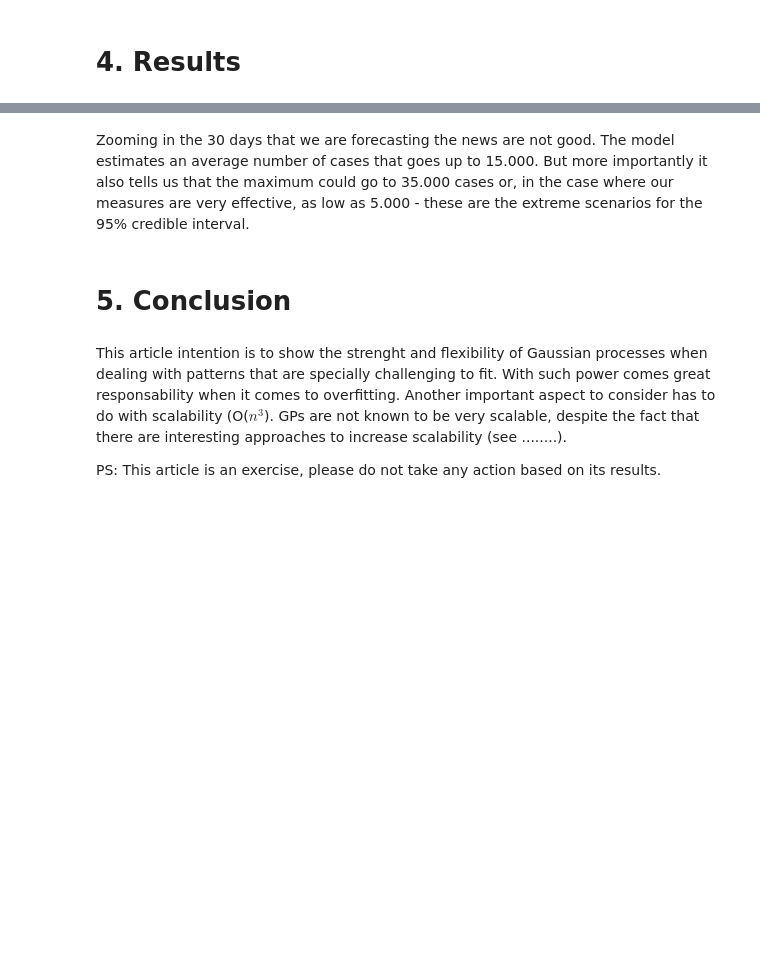
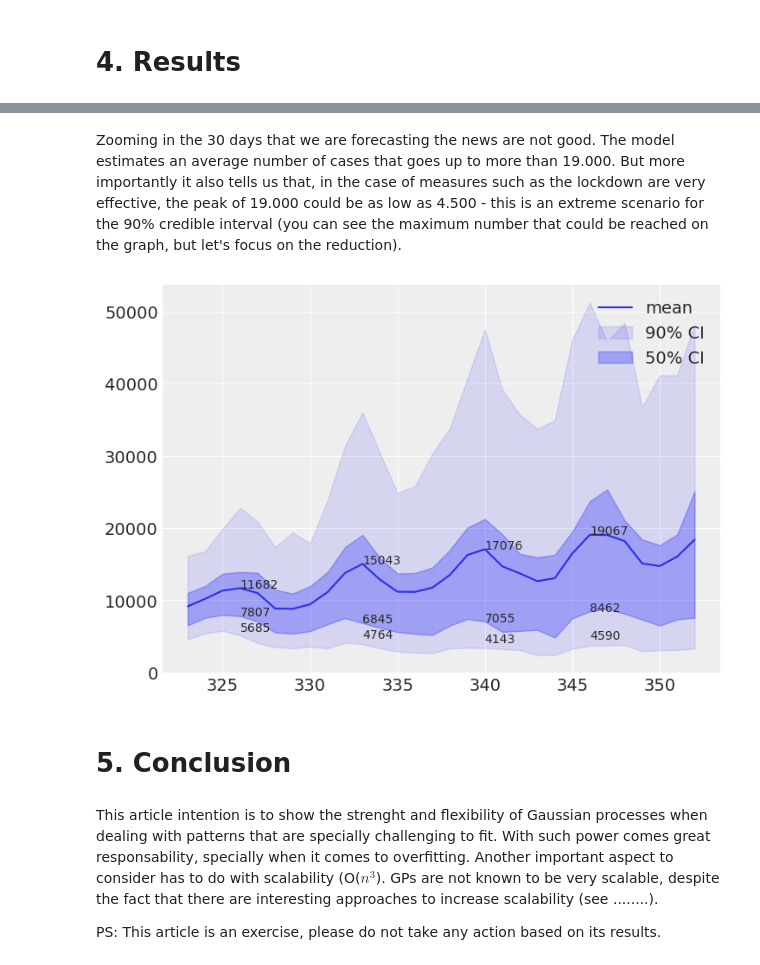
Before and after one commit to luisroque/hierarchical_ts_forecaster, a Jupyter notebook: notebooks/Forecasting new COVID19 cases in Portugal using Gaussian Processes.ipynb, the cells around one changed output, grey strips where cells are left out. Drawn from its saved outputs; the diff is of its cells as text; code cells hidden in the pictures; blank space fills up the shorter version.

```diff
--- a/notebooks/Forecasting new COVID19 cases in Portugal using Gaussian Processes.ipynb
+++ b/notebooks/Forecasting new COVID19 cases in Portugal using Gaussian Processes.ipynb
@@ -331,4 +391,4 @@ plt.legend();
 # %%
 n_new = X_new.shape[0]
 # %% [markdown]
-Zooming in the 30 days that we are forecasting the news are not good. The model estimates an average number of cases that goes up to 15.000. But more importantly it also tells us that the maximum could go to 35.000 cases or, in the case where our measures are very effective, as low as 5.000 - these are the extreme scenarios for the 95% credible interval.
+Zooming in the 30 days that we are forecasting the news are not good. The model estimates an average number of cases that goes up to more than 19.000. But more importantly it also tells us that, in the case of measures such as the lockdown are very effective, the peak of 19.000 could be as low as 4.500 - this is an extreme scenario for the 90% credible interval (you can see the maximum number that could be reached on the graph, but let's focus on the reduction).
@@ -340,6 +395,32 @@ plt.legend();
+# %%
+mean_values = pd.DataFrame({'x':np.arange(n, n_new), 'y':np.mean(pred_samples['y_pred_new'], axis=0)[-30:]})
+top_mean_values = pd.DataFrame(columns=['x', 'y'])
+top_mean_values['x'] = [mean_values[(i)*7:(i+1)*7].sort_values(by='y', ascending=False)[:1].values[0][0] for i in range(4)]
+top_mean_values['y'] = [mean_values[(i)*7:(i+1)*7].sort_values(by='y', ascending=False)[:1].values[0][1] for i in range(4)]
+
+low_q25_values = pd.DataFrame({'x':np.arange(n, n_new), 'y':np.percentile(pred_samples['y_pred_new'], axis=0, q=[25]).ravel()[-30:]})
+low_q25_values = low_q25_values.loc[low_q25_values.x.isin(top_mean_values.x)]
+
+low_q10_values = pd.DataFrame({'x':np.arange(n, n_new), 'y':np.percentile(pred_samples['y_pred_new'], axis=0, q=[10]).ravel()[-30:]})
+low_q10_values = low_q10_values.loc[low_q10_values.x.isin(top_mean_values.x)]
+# %%
+plt.fill_between(np.arange(n, n_new), np.percentile(pred_samples['y_pred_new'], axis=0, q=[5]).ravel()[-30:],
+                 np.percentile(pred_samples['y_pred_new'], axis=0, q=[95]).ravel()[-30:], alpha = 0.1, color='b', label='90% CI');
+plt.fill_between(np.arange(n, n_new), np.percentile(pred_samples['y_pred_new'], axis=0, q=[25]).ravel()[-30:],
+                 np.percentile(pred_samples['y_pred_new'], axis=0, q=[75]).ravel()[-30:], alpha = 0.25, color='b', label='50% CI');
+plt.plot(np.arange(n, n_new), np.mean(pred_samples['y_pred_new'], axis=0)[-30:], label='mean')
+for i, j in zip(top_mean_values.x, top_mean_values.y):
+    plt.annotate(str(int(j)), xy=(i,j))
+for i, j in zip(low_q25_values.x, low_q25_values.y):
+    plt.annotate(str(int(j)), xy=(i,j))
+for i, j in zip(low_q10_values.x, low_q10_values.y):
+    plt.annotate(str(int(j)), xy=(i,j))
+plt.legend();
+# %% [output]
+[figure, added]
 # %% [markdown]
 # 5. Conclusion
 # %% [markdown]
-This article intention is to show the strenght and flexibility of Gaussian processes when dealing with patterns that are specially challenging to fit. With such power comes great responsability when it comes to overfitting. Another important aspect to consider has to do with scalability (O($n^3$). GPs are not known to be very scalable, despite the fact that there are interesting approaches to increase scalability (see ........).
+This article intention is to show the strenght and flexibility of Gaussian processes when dealing with patterns that are specially challenging to fit. With such power comes great responsability, specially when it comes to overfitting. Another important aspect to consider has to do with scalability (O($n^3$). GPs are not known to be very scalable, despite the fact that there are interesting approaches to increase scalability (see ........).
 
 PS: This article is an exercise, please do not take any action based on its results.
```
Also changed, not shown: parts of 11 cells of this notebook.
